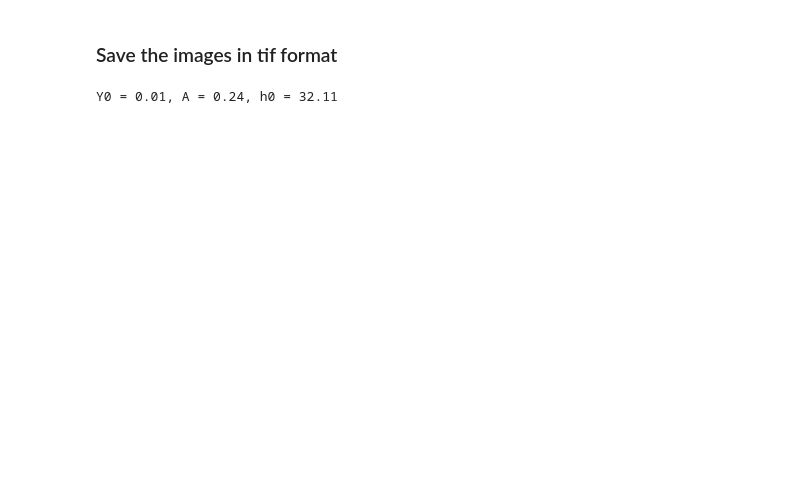
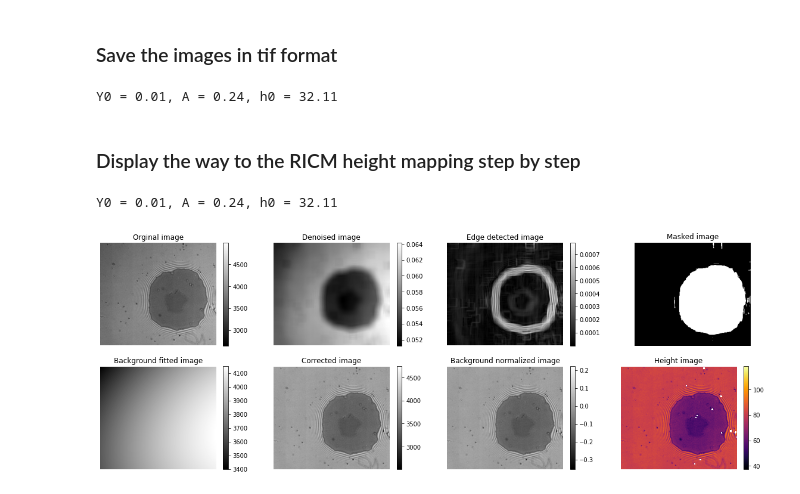
Before and after one commit to ahmed344/Membrane-Topography, a Jupyter notebook: Height_map_Ecad.ipynb, the cells around one changed output. Cells and saved outputs as stored; diff of their text form; code cells hidden in the pictures; blank space fills up the shorter version.

```diff
--- a/Height_map_Ecad.ipynb
+++ b/Height_map_Ecad.ipynb
@@ -215,3 +191,64 @@ Image.fromarray(ricm.height()).save(
     f'Data/{experiment}/results/AVG_vesicle_{shot}_MMStack_Default.ome-{guv}_{height:.2f}nm/height.tif')
 # %% [output]
 Y0 = 0.01, A = 0.24, h0 = 32.11
+# %% [markdown]
+### Display the way to the RICM height mapping step by step
+# %%
+# display results
+plt.figure(figsize=(20,7))
+
+plt.subplot(241)
+plt.axis('off')
+plt.title('Orginal image')
+plt.imshow(img, cmap = "gray")
+plt.colorbar()
+
+plt.subplot(242)
+plt.axis('off')
+plt.title('Denoised image')
+plt.imshow(ricm.nl_denoise() , cmap = 'gray')
+plt.colorbar()
+
+plt.subplot(243)
+plt.axis('off')
+plt.title('Edge detected image')
+plt.imshow(ricm.edge_detection() , cmap = 'gray')
+plt.colorbar();
+
+plt.subplot(244)
+plt.axis('off')
+plt.title('Masked image')
+plt.imshow(ricm.mask() , cmap = 'gray')
+
+plt.subplot(245)
+plt.axis('off')
+plt.title('Background fitted image')
+plt.imshow(ricm.background_fitting() , cmap = 'gray')
+plt.colorbar();
+
+plt.subplot(246)
+plt.axis('off')
+plt.title('Corrected image')
+plt.imshow(ricm.correct() , cmap = 'gray')
+plt.colorbar()
+
+plt.subplot(247)
+plt.axis('off')
+plt.title('Background normalized image')
+plt.imshow(ricm.background_normalization() , cmap = 'gray')
+plt.colorbar()
+
+plt.subplot(248)
+plt.axis('off')
+plt.title('Height image')
+plt.imshow(ricm.height() , cmap = 'inferno')
+plt.colorbar();
+
+# Save the image
+#plt.savefig('Background subtracted image')
+
+# Show the results
+plt.show()
+# %% [output]
+Y0 = 0.01, A = 0.24, h0 = 32.11
+[figure, added]
```
Also changed, not shown: parts of 10 cells of this notebook, 1 other file.
